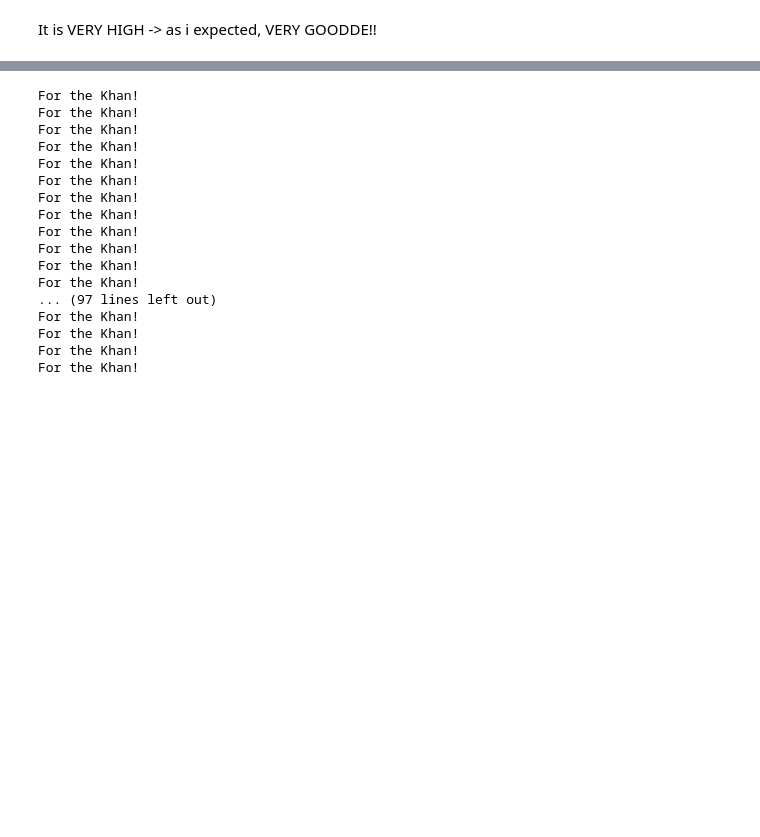
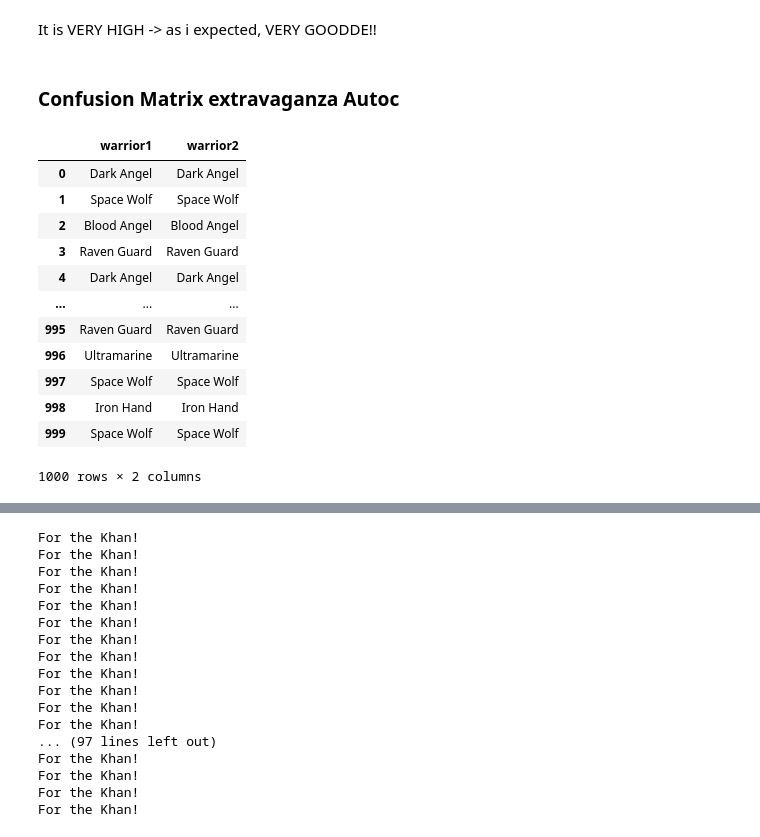
Before and after one commit to Mars4269/cFair-one-hot-kernel, a Jupyter notebook: kernel_one_hot.ipynb, the cells around one changed output, grey strips where cells are left out. Drawn from its saved outputs; the diff is of its cells as text; code cells hidden in the pictures; blank space fills up the shorter version.

```diff
--- a/kernel_one_hot.ipynb
+++ b/kernel_one_hot.ipynb
@@ -397,2 +454,22 @@ print(result_1000_auto.beta)
 # %% [markdown]
 It is VERY HIGH -> as i expected, VERY GOODDE!!
+# %% [markdown]
+### Confusion Matrix extravaganza Autoc
+# %%
+legionAuto = pd.DataFrame({'warrior1': war, 'warrior2': war})
+# %%
+legionAuto
+# %% [output]
+|  | warrior1 | warrior2 |
+| 0 | Dark Angel | Dark Angel |
+| 1 | Space Wolf | Space Wolf |
+| 2 | Blood Angel | Blood Angel |
+| 3 | Raven Guard | Raven Guard |
+| 4 | Dark Angel | Dark Angel |
+| ... | ... | ... |
+| 995 | Raven Guard | Raven Guard |
+| 996 | Ultramarine | Ultramarine |
+| 997 | Space Wolf | Space Wolf |
+| 998 | Iron Hand | Iron Hand |
+| 999 | Space Wolf | Space Wolf |
+1000 rows × 2 columns
```
Also changed, not shown: parts of 79 cells of this notebook.
